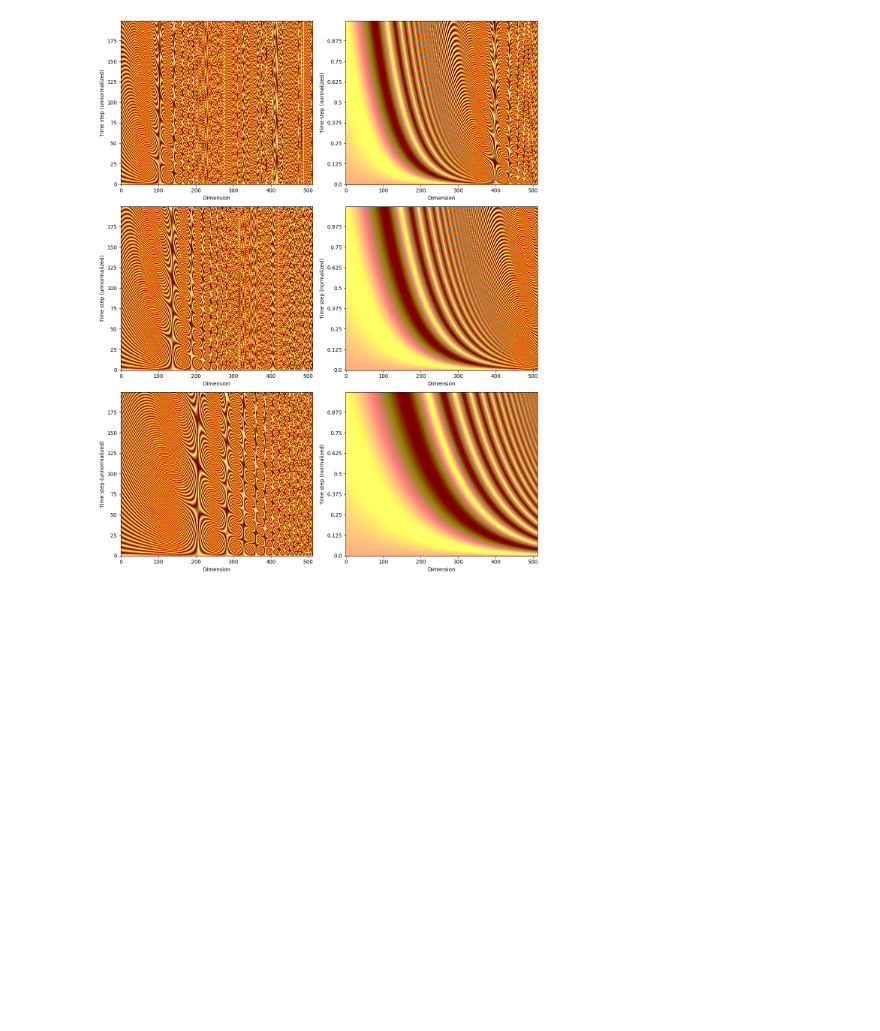
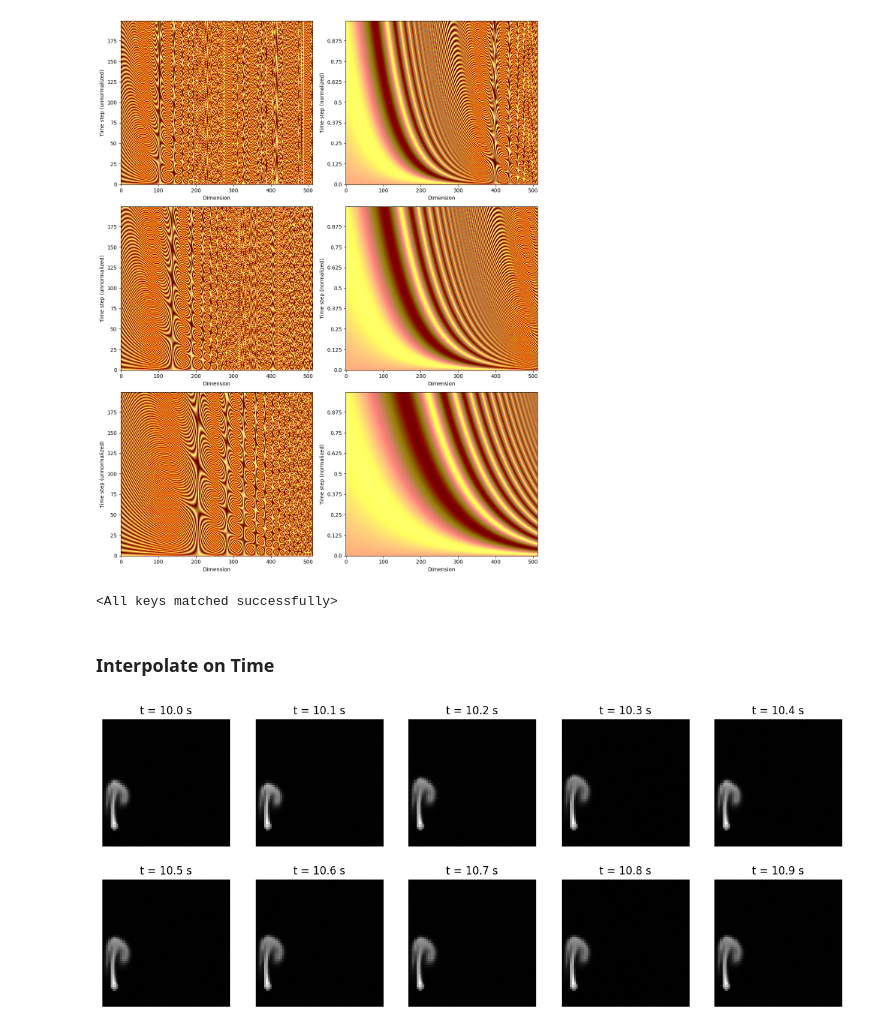
Before and after one commit to bookdiver/FluidDiff, a Jupyter notebook: diff_fluids/ddpm/test.ipynb, the cells around one changed output. Drawn from its saved outputs; the diff is of its cells as text; code cells hidden in the pictures; blank space fills up the shorter version.

```diff
--- a/diff_fluids/ddpm/test.ipynb
+++ b/diff_fluids/ddpm/test.ipynb
@@ -55,3 +59,41 @@ plt.tight_layout()
 plt.show()
 # %% [output]
 [figure]
+# %%
+eps_model = UNet(
+    in_channels = 1,
+    out_channels = 1,
+    channels = 32,
+    channel_multpliers = [1, 2, 4, 8],
+    n_res_blocks = 2,
+    attention_levels = [0, 1, 2],
+    n_heads = 4,
+    cond_channels = 3
+).cuda(1)
+diffusier = DenoisingDiffusion(
+    eps_model = eps_model,
+    n_steps=400,
+    device='cuda:1'
+).cuda(1)
+# %%
+diffusier.eps_model.load_state_dict(torch.load('/media/bamf-big/gefan/DiffFluids/diff_fluids/ddpm/checkpoint/smoke_medium_unet_normalized.pth'))
+# %% [output]
+<All keys matched successfully>
+# %% [markdown]
+### Interpolate on Time
+# %%
+ts = np.linspace(10.0, 10.9, 10)
+x = 6.0
+y = 10.0
+conditions = [[t, x, y] for t in ts]
+conditions = torch.tensor(conditions, dtype=torch.float32, device='cuda:1')
+x0 = torch.randn((10, 1, 64, 64), device='cuda:1')
+x = diffusier.sample(x0, conditions)
+# %%
+fig, ax = plt.subplots(2, 5, figsize=(15, 6))
+for i in range(10):
+    ax[i // 5, i % 5].imshow(x[i, 0].cpu().detach().numpy(), cmap='gray', origin='lower')
+    ax[i // 5, i % 5].set_title(f't = {ts[i]} s')
+    ax[i // 5, i % 5].axis('off')
+# %% [output]
+[figure, added]
```
Also changed, not shown: parts of 6 cells of this notebook, 3 other files.
